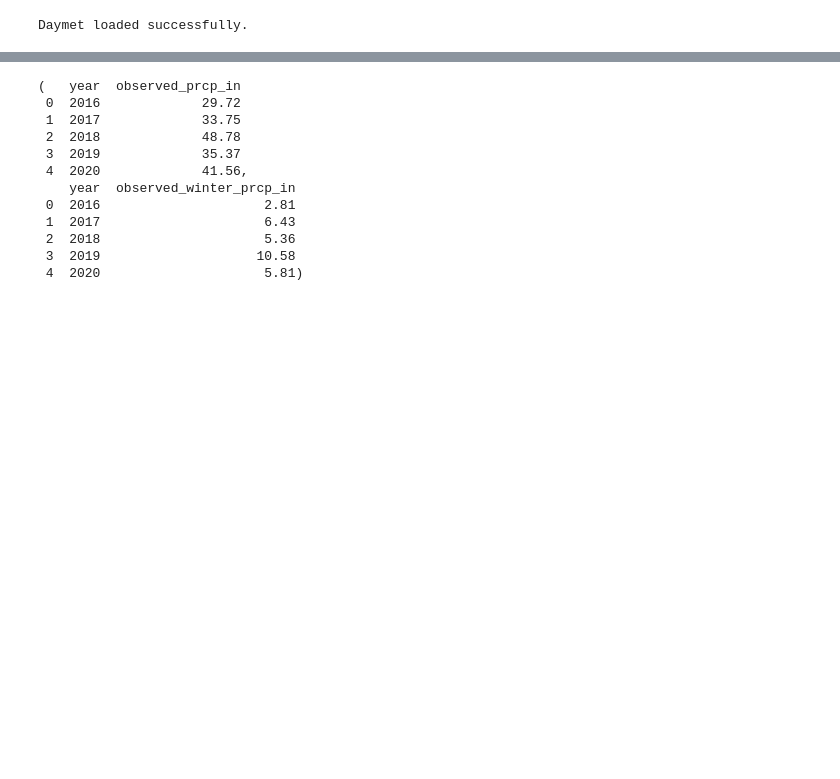
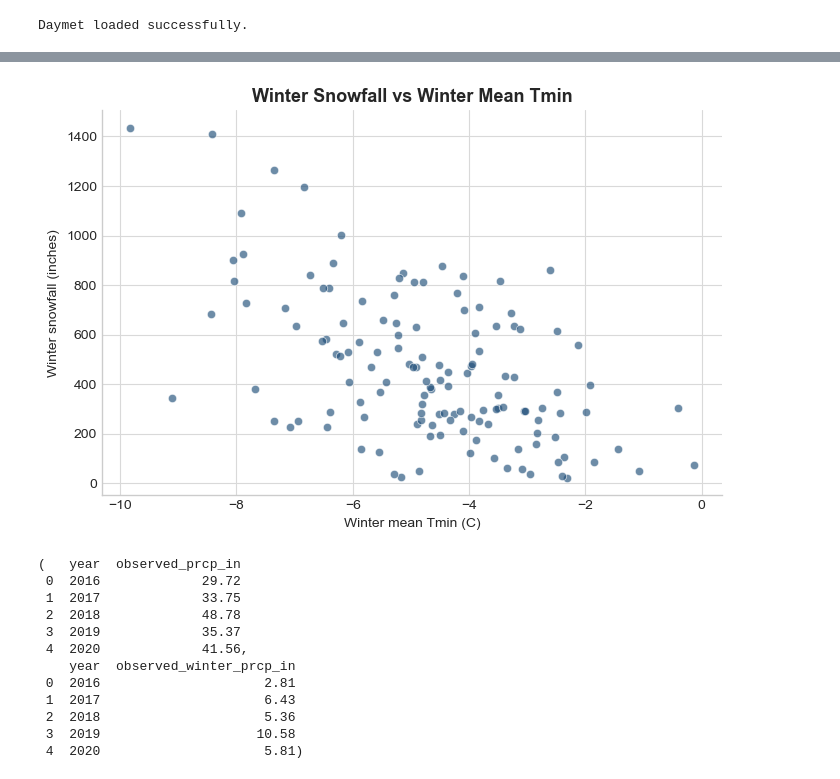
Before and after one commit to bkcalfee/ISAT_420_CLIMATE-SNOW_PROJECT, a Jupyter notebook: Submissions/Daymet_Massanutten_Workflow.ipynb, the cells around one changed output, grey strips where cells are left out. Cells and saved outputs as stored; diff of their text form; code cells hidden in the pictures; blank space fills up the shorter version.

```diff
--- a/Submissions/Daymet_Massanutten_Workflow.ipynb
+++ b/Submissions/Daymet_Massanutten_Workflow.ipynb
@@ -307,11 +382,21 @@ if noaa_proxy_annual is not None:
 # %%
 if noaa_proxy_winter is not None:
     fig, ax = plt.subplots(figsize=(8, 5))
-    ax.scatter(winter_snow_temp_compare['winter_mean_tmin_c'], winter_snow_temp_compare['winter_snow_in'])
+    x = winter_snow_temp_compare['winter_mean_tmin_c']
+    y = winter_snow_temp_compare['winter_snow_in']
+    trend_x = np.linspace(x.min(), x.max(), 100)
+    trend_y = np.poly1d(np.polyfit(x, y, 1))(trend_x)
+    ax.scatter(x, y, color='#1f4e79', alpha=0.65, edgecolor='white', linewidth=0.6)
+    ax.plot(trend_x, trend_y, color='#b04a3a', linewidth=1.8, linestyle='--')
     ax.set_xlabel('Winter mean Tmin (C)')
     ax.set_ylabel('Winter snowfall (inches)')
-    ax.set_title('Winter Snowfall vs Winter Mean Tmin')
+    ax.set_title('Winter Snowfall vs Winter Mean Tmin', fontsize=13, weight='bold')
+    ax.grid(color='#d9d9d9', linewidth=0.8)
+    ax.spines['top'].set_visible(False)
+    ax.spines['right'].set_visible(False)
     plt.show()
+# %% [output]
+[figure, added]
 # %%
 obs_annual, obs_winter = summarize_observed_precip(obs)
 obs_annual.head(), obs_winter.head()
```
Also changed, not shown: parts of 26 cells of this notebook, 1 other file.
